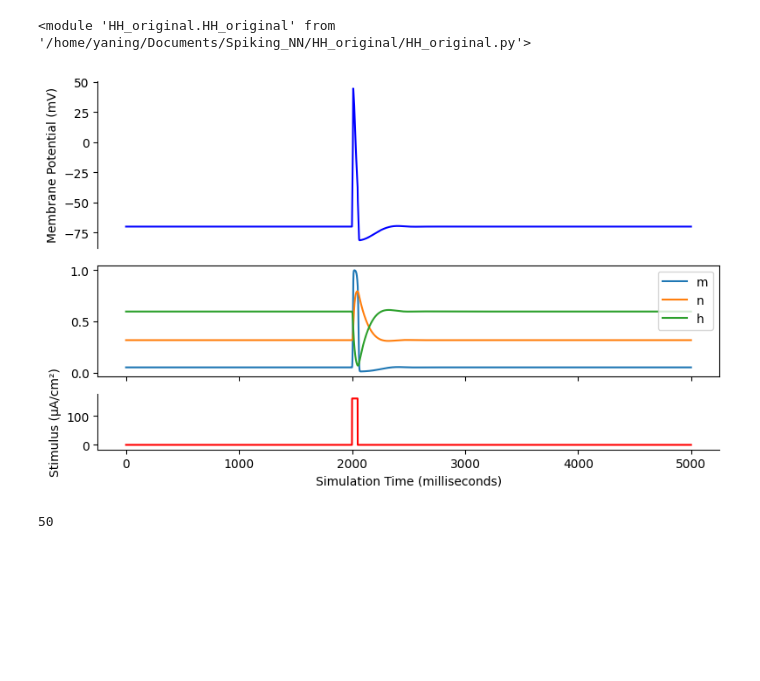
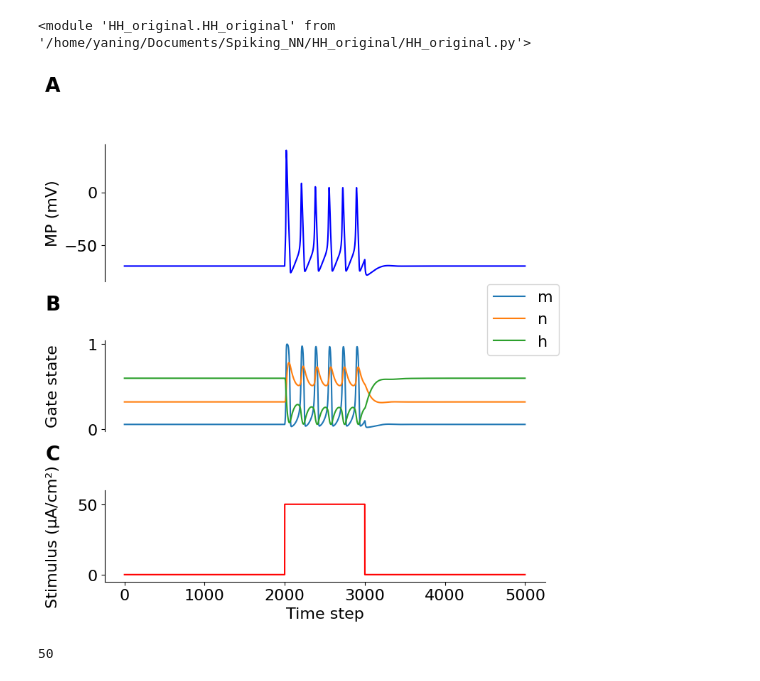
Before and after one commit to hhsherlock/Spiking_NN, a Jupyter notebook: HH_original/run_original.ipynb, the cells around one changed output. Cells and saved outputs as stored; diff of their text form; code cells hidden in the pictures; blank space fills up the shorter version.

Commit message:
did all the running and plotting for the thesis

```diff
--- a/HH_original/run_original.ipynb
+++ b/HH_original/run_original.ipynb
@@ -24,7 +26,7 @@ voltages = np.empty(pointCount)
 # times = np.arange(pointCount) * 0.05
 times = np.arange(pointCount)
 stim = np.zeros(pointCount)
-stim[2000:2050] = 160  # create a square pulse
+stim[2000:3000] = 50  # create a square pulse
 # stim[2400:3020] = 5
 threshold_times = []
 # fire_count = 0
@@ -60,43 +62,68 @@ for i in range(len(times)):
     elif voltages[i] == -11.25804470365225:
         min_end = i
 
     # fire_counts.append(fire_count)
 
 
 
-f, (ax1, ax2, ax3) = plt.subplots(3, 1, sharex=True, figsize=(8, 5),
-                                gridspec_kw={'height_ratios': [3,2, 1]})
+f, (ax1, ax2, ax3) = plt.subplots(3, 1, sharex=True, figsize=(8, 8),
+                                gridspec_kw={'height_ratios': [3, 2, 2], 'hspace':0.55})
+
+axis_label_size  = 16
 
 ax1.plot(times, voltages - 70, 'b')
 # ax1.plot(times, current, 'b')
-ax1.set_ylabel("Membrane Potential (mV)")
+ax1.set_ylabel("MP (mV)", fontsize=axis_label_size)
 # ax1.set_title("Hodgkin-Huxley Spiking Neuron Model", fontSize=16)
 ax1.spines['right'].set_visible(False)
 ax1.spines['top'].set_visible(False)
 ax1.spines['bottom'].set_visible(False)
-ax1.tick_params(bottom=False)
+ax1.tick_params(bottom=False, labelsize=axis_label_size)
 
 ax2.plot(times, ms, label='m')
 ax2.plot(times, ns, label='n')
 ax2.plot(times, hs, label='h')
-ax2.legend()
+ax2.set_ylabel("Gate state", fontsize=axis_label_size)
+ax2.spines['right'].set_visible(False)
+ax2.spines['top'].set_visible(False)
+ax2.spines['bottom'].set_visible(False)
+ax2.tick_params(bottom=False, labelsize=axis_label_size)
+ax2.legend(bbox_to_anchor=(0.85, 0.75), fontsize=axis_label_size)
 # ax2.set_ylabel("Stimulus (µA/cm²)")
 # ax2.set_xlabel("Simulation Time (milliseconds)")
 # ax2.spines['right'].set_visible(False)
 # ax2.spines['top'].set_visible(False)
 
 ax3.plot(times, stim, 'r')
-ax3.set_ylabel("Stimulus (µA/cm²)")
-ax3.set_xlabel("Simulation Time (milliseconds)")
+ax3.set_ylabel("Stimulus (µA/cm²)", fontsize=axis_label_size)
+ax3.set_xlabel("Time step", fontsize=axis_label_size)
 ax3.spines['right'].set_visible(False)
 ax3.spines['top'].set_visible(False)
+ax3.set_ylim(0-5,50+10)
+ax3.tick_params(labelsize=axis_label_size)
+
+f.align_ylabels([ax1, ax2, ax3])
+
+labels = ['A', 'B', 'C']
+x_label_pos = -0.1  # negative to move slightly left of y-axis
+y_label_pos = 1.5   # slightly above the top of the axes
+
+for ax, label in zip([ax1, ax2, ax3], labels):
+    ax.text(
+        x_label_pos, y_label_pos,
+        label,
+        transform=ax.transAxes,  # axes-relative coordinates
+        fontsize=20,
+        fontweight='bold',
+        va='top', ha='right'
+    )
 
 plt.margins(0, 0.1)
-plt.tight_layout()
-# plt.savefig("plots/states_change.png", dpi= 300)
+# plt.tight_layout()
+plt.savefig("plots/ion_channels.png", dpi= 300)
 plt.show()
 # %% [output]
-[figure, old version]
+[figure, new version]
 # %%
 len(threshold_times)
 # %% [output]
```
Also changed, not shown: parts of 1 cell of this notebook, 45 other files.
